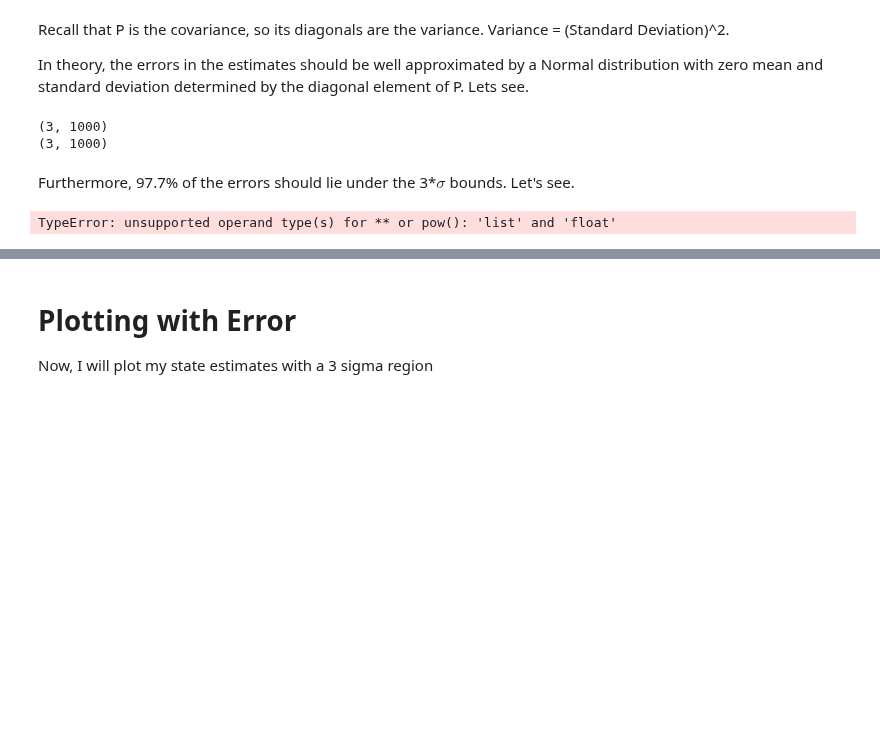
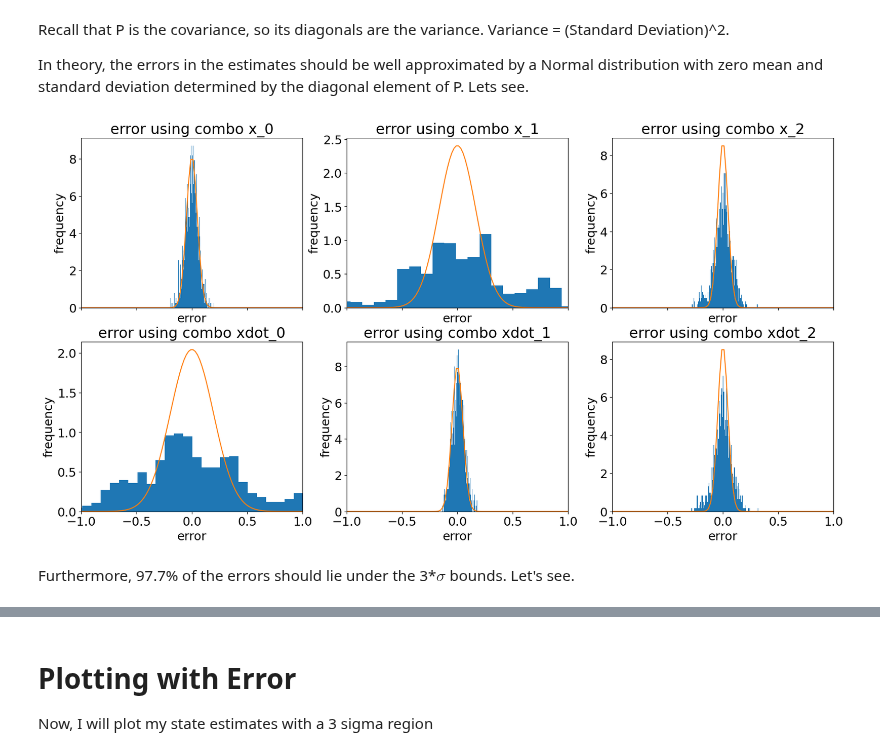
Before and after one commit to jadenmecham/First-Project, a Jupyter notebook: 3 - Sort All Combos/floris-adapted/springmass-sort.ipynb, the cells around one changed output, grey strips where cells are left out. Saved outputs shown, nothing was run; the diff lists cells and outputs as text; code cells hidden in the pictures; blank space fills up the shorter version.

```diff
--- a/3 - Sort All Combos/floris-adapted/springmass-sort.ipynb
+++ b/3 - Sort All Combos/floris-adapted/springmass-sort.ipynb
@@ -277,55 +309,31 @@ In theory, the errors in the estimates should be well approximated by a Normal d
 # %%
 import scipy.stats
 
-x_hat = np.array([results[i]['x'] for i in range(len(C))])
-xdot_hat = np.array([results[i]['xdot'] for i in range(len(C))])
+xr = np.linspace(-1, 1, 100)
+N_x = [scipy.stats.norm(0, np.mean(Px[i])**0.5) for i in range(len(C))]
+pdf_x = [N_x[i].pdf(xr) for i in range(len(C))]
 
+N_xdot = [scipy.stats.norm(0, np.mean(Pxdot[i])**0.5) for i in range(len(C))]
+pdf_xdot = [N_xdot[i].pdf(xr) for i in range(len(C))]
 
-# xr = np.linspace(-1, 1, 100)
-# N_x = scipy.stats.norm(0, np.mean(Px)**0.5 )
-# pdf_x = N_x.pdf(xr)
+fig, ax = plt.subplots(2, len(x_hat), figsize=(20, 10), sharex=True)
 
-# N_xdot = scipy.stats.norm(0, np.mean(Pxdot)**0.5)
-# pdf_xdot = N_xdot.pdf(xr)
+for i in range(len(x_hat)):
+    ax[0, i].hist(x_hat[i]-x, bins=100, density=True)
+    ax[0, i].plot(xr, pdf_x[i])
+    ax[0, i].set_xlim(-1,1)
+    ax[0, i].set_xlabel('error')
+    ax[0, i].set_ylabel('frequency')
+    ax[0, i].set_title('error using combo 'f'x_{i}')
 
-
-# fig, ax = plt.subplots(2, 1, figsize=(10, 10), sharex=True)
-# ax[0].hist(x_hat-x, bins=100, density=True)
-# ax[0].plot(xr, pdf_x)
-
-# ax[0].set_xlim(-1,1)
-
-# ax[0].set_xlabel('error')
-# ax[0].set_ylabel('frequency')
-
-
-# ax[1].hist(xdot_hat-xdot, bins=100, density=True)
-# ax[1].plot(xr, pdf_xdot)
-
-# ax[1].set_xlim(-1,1)
-
-# ax[1].set_xlabel('error')
-# ax[1].set_ylabel('frequency')
+for j in range(len(xdot_hat)):
+    ax[1, j].hist(xdot_hat[j]-xdot, bins=100, density=True)
+    ax[1, j].plot(xr, pdf_xdot[j])
+    ax[1, j].set_xlim(-1,1)
+    ax[1, j].set_xlabel('error')
+    ax[1, j].set_ylabel('frequency')
+    ax[1, j].set_title('error using combo 'f'xdot_{j}')
 # %% [output]
-(3, 1000)
-(3, 1000)
+[figure, added]
 # %% [markdown]
 Furthermore, 97.7% of the errors should lie under the 3*$\sigma$ bounds. Let's see.
-# %%
-sigma_x = Px**0.5
-sigma_xdot = Pxdot**0.5
-
-fig, ax = plt.subplots(2, 1, figsize=(10, 6), sharex=True)
-ax[0].plot(t, x_hat-x)
-ax[0].plot(t, 3*sigma_x)
-ax[0].plot(t, -3*sigma_x)
-ax[0].set_xlabel('Time')
-ax[0].set_ylabel('Error')
-
-ax[1].plot(t, xdot_hat-xdot)
-ax[1].plot(t, 3*sigma_xdot)
-ax[1].plot(t, -3*sigma_xdot)
-ax[1].set_xlabel('Time')
-ax[1].set_ylabel('Error')
-# %% [output]
-TypeError: unsupported operand type(s) for ** or pow(): 'list' and 'float'
```
Also changed, not shown: parts of 8 cells of this notebook.
